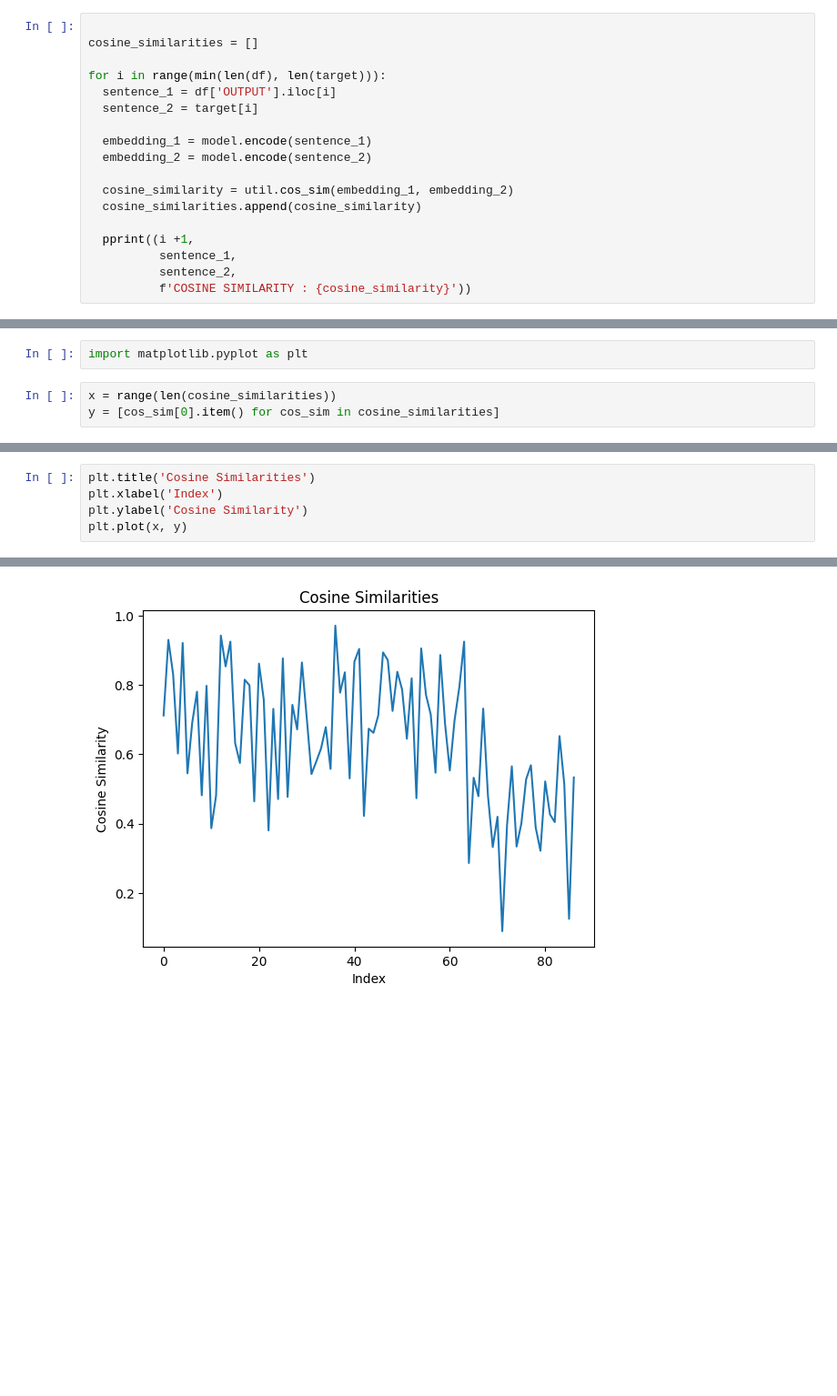
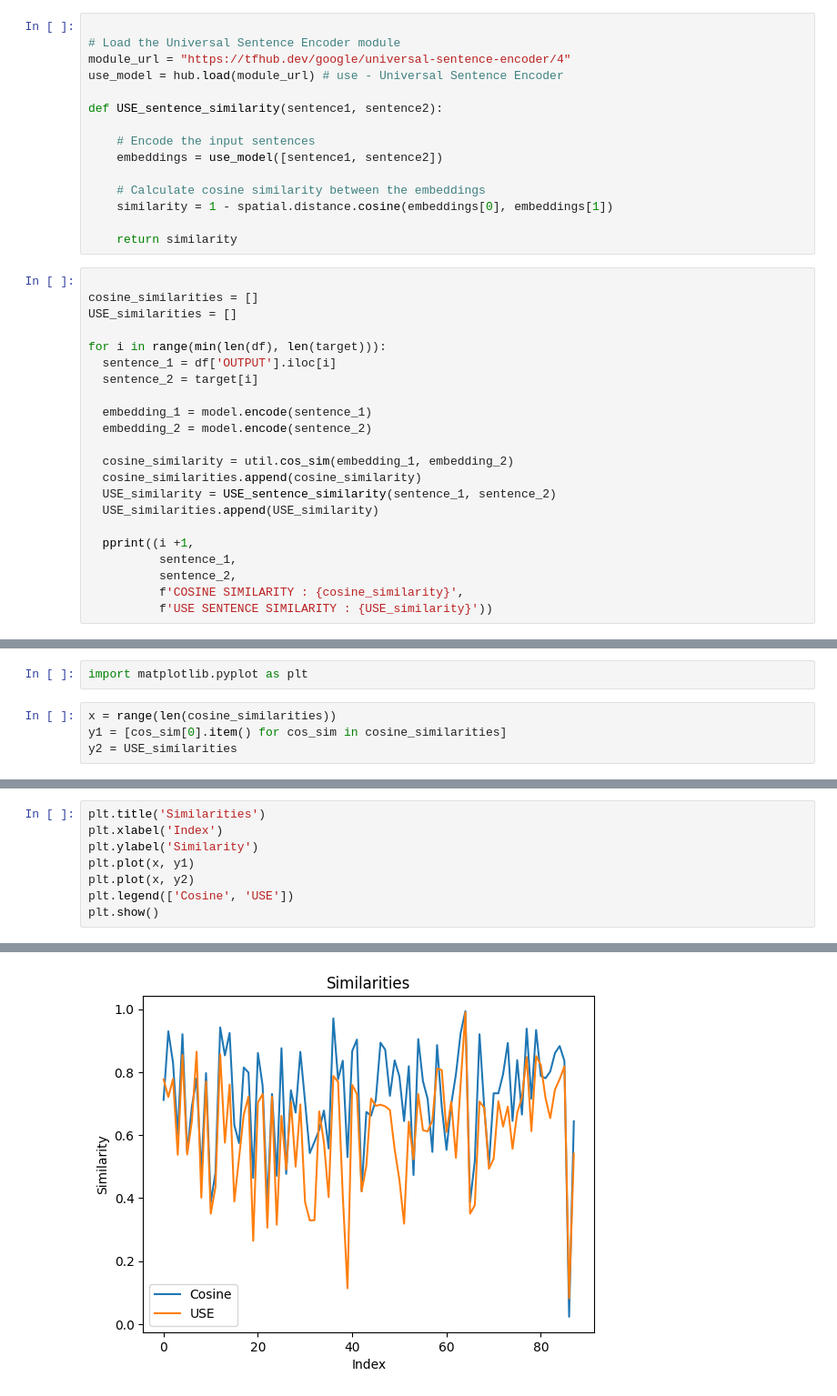
Before and after one commit to Rohit-17ls/Fine-Tuning-LLMs-for-Confidential-Business-Leaks-Identification, a Jupyter notebook: evaluation/Evaluation.ipynb, the cells around one changed output, grey strips where cells are left out. Shown: that part at 91% size. Drawn from its saved outputs; the diff is of its cells as text; blank space fills up the shorter version.

Commit message:
Added SBERT and Universal Sentence Encoder based sentence similarity measure

```diff
--- a/evaluation/Evaluation.ipynb
+++ b/evaluation/Evaluation.ipynb
@@ -139,9 +162,25 @@ len(target)
 model = SentenceTransformer("all-MiniLM-L6-v2")
 # %% [output]
 Similarity between 'The cat sits outside on a sunny day.' and 'The dog plays fetch in the park with its owner.': 0.1990
+# %%
+
+# Load the Universal Sentence Encoder module
+module_url = "https://tfhub.dev/google/universal-sentence-encoder/4"
+use_model = hub.load(module_url) # use - Universal Sentence Encoder
+
+def USE_sentence_similarity(sentence1, sentence2):
+
+    # Encode the input sentences
+    embeddings = use_model([sentence1, sentence2])
+
+    # Calculate cosine similarity between the embeddings
+    similarity = 1 - spatial.distance.cosine(embeddings[0], embeddings[1])
+
+    return similarity
 # %%
 
 cosine_similarities = []
+USE_similarities = []
 
 for i in range(min(len(df), len(target))):
   sentence_1 = df['OUTPUT'].iloc[i]
@@ -152,11 +191,14 @@ for i in range(min(len(df), len(target))):
 
   cosine_similarity = util.cos_sim(embedding_1, embedding_2)
   cosine_similarities.append(cosine_similarity)
+  USE_similarity = USE_sentence_similarity(sentence_1, sentence_2)
+  USE_similarities.append(USE_similarity)
 
   pprint((i +1,
           sentence_1,
           sentence_2,
-          f'COSINE SIMILARITY : {cosine_similarity}'))
+          f'COSINE SIMILARITY : {cosine_similarity}',
+          f'USE SENTENCE SIMILARITY : {USE_similarity}'))
 # %% [output]
 (1,
  'The Zenith product development team has made significant strides in '
@@ -179,5 +221,6 @@ for i in range(min(len(df), len(target))):
 import matplotlib.pyplot as plt
 # %%
 x = range(len(cosine_similarities))
-y = [cos_sim[0].item() for cos_sim in cosine_similarities]
+y1 = [cos_sim[0].item() for cos_sim in cosine_similarities]
+y2 = USE_similarities
 # %%
@@ -191,6 +236,9 @@ plt.scatter(x, y)
 # %%
-plt.title('Cosine Similarities')
+plt.title('Similarities')
 plt.xlabel('Index')
-plt.ylabel('Cosine Similarity')
-plt.plot(x, y)
+plt.ylabel('Similarity')
+plt.plot(x, y1)
+plt.plot(x, y2)
+plt.legend(['Cosine', 'USE'])
+plt.show()
 # %% [output]
@@ -198 +245 @@ plt.plot(x, y)
-[figure, old version]
+[figure, new version]
```
Also changed, not shown: parts of 15 cells of this notebook.
